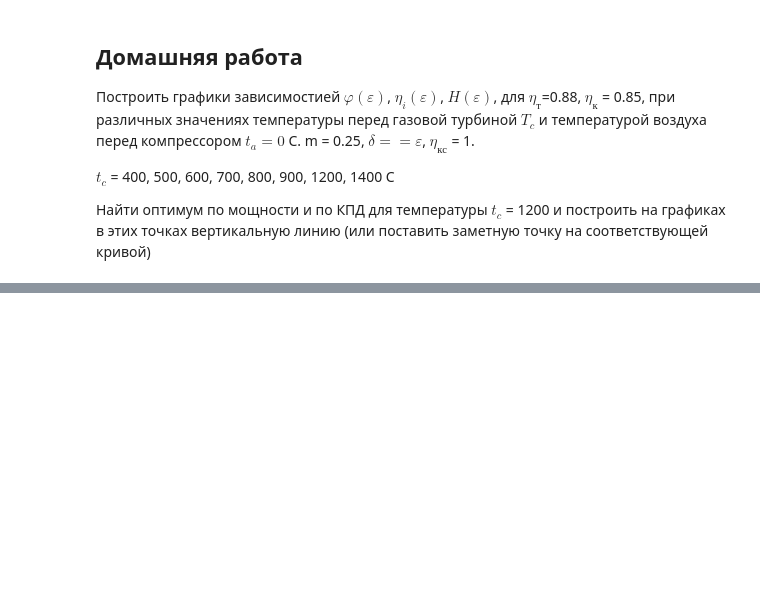
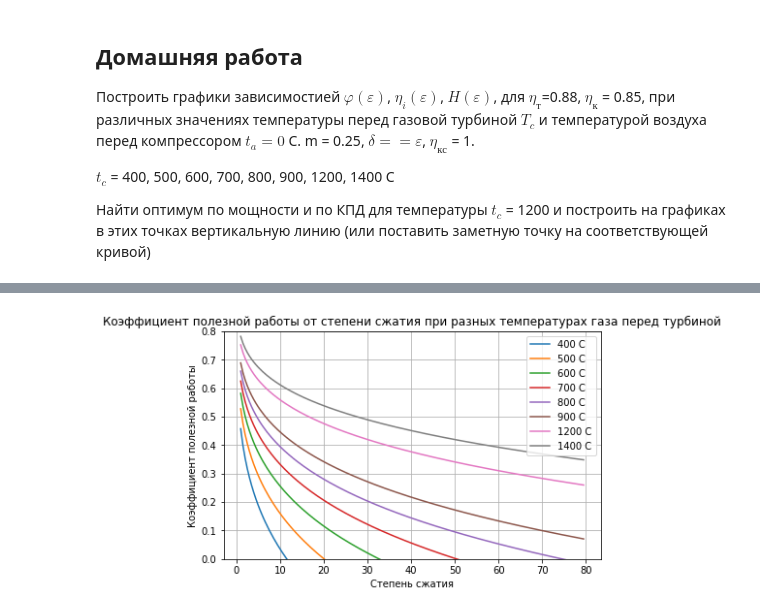
Before and after one commit to AndreyBarTF/turbines_autumn_2022-Homework, a Jupyter notebook: GAS-dz.2.ipynb, the cells around one changed output, grey strips where cells are left out. Drawn from its saved outputs; the diff is of its cells as text; code cells hidden in the pictures; blank space fills up the shorter version.

```diff
--- a/GAS-dz.2.ipynb
+++ b/GAS-dz.2.ipynb
@@ -69,0 +118,22 @@ TypeError: ignored
+# %%
+x = eps
+
+plt.figure(layout = 'constrained')
+plt.plot(x, work_coefficient[673.15], label = '400 C')
+plt.plot(x, work_coefficient[773.15], label = '500 C')
+plt.plot(x, work_coefficient[873.15], label = '600 C')
+plt.plot(x, work_coefficient[973.15], label = '700 C')
+plt.plot(x, work_coefficient[1073.15], label = '800 C')
+plt.plot(x, work_coefficient[1173.15], label = '900 C')
+plt.plot(x, work_coefficient[1473.15], label = '1200 C')
+plt.plot(x, work_coefficient[1673.15], label = '1400 C')
+
+plt.ylim([0,0.8])
+
+plt.xlabel('Степень сжатия')
+plt.ylabel('Коэффициент полезной работы')
+plt.title("Коэффициент полезной работы от степени сжатия при разных температурах газа перед турбиной")
+plt.legend();
+plt.grid()
+# %% [output]
+[figure, added]
```
Also changed, not shown: parts of 3 cells of this notebook.
